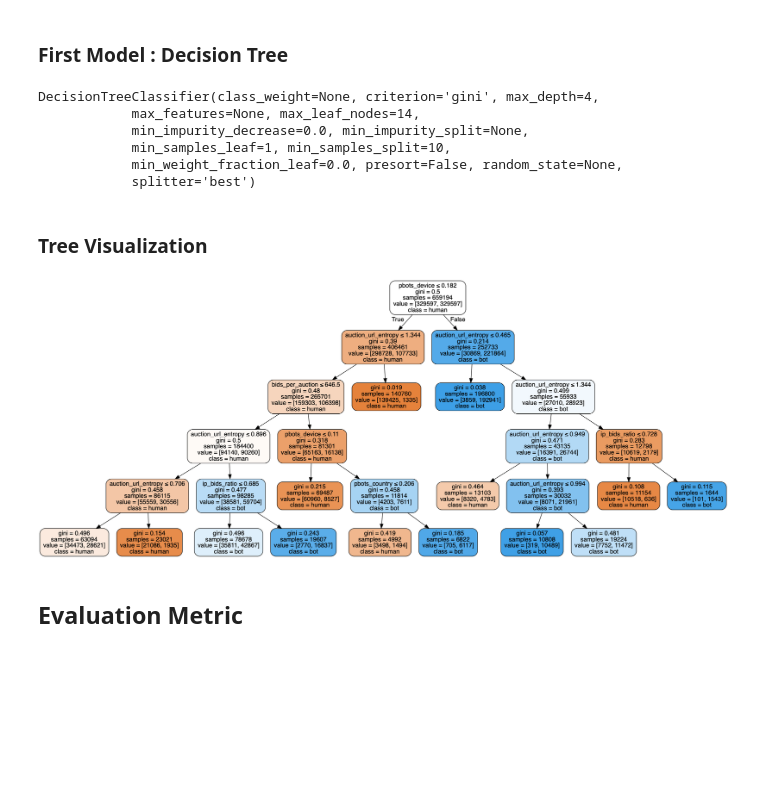
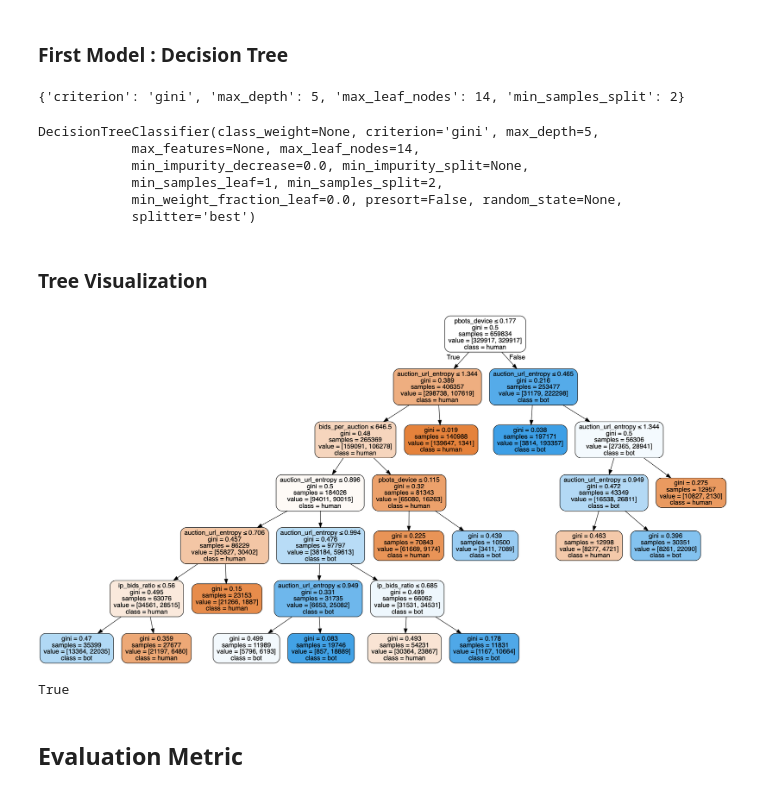
Before and after one commit to crystalxs/Human-or-Robot, a Jupyter notebook: final_project_checkin.ipynb, the cells around one changed output. Saved outputs shown, nothing was run; the diff lists cells and outputs as text; code cells hidden in the pictures; blank space fills up the shorter version.

```diff
--- a/final_project_checkin.ipynb
+++ b/final_project_checkin.ipynb
@@ -276,20 +279,37 @@ X_test = bid_test.iloc[:,-5:]
 ### First Model : Decision Tree
 # %%
 from sklearn import tree
+# %%
+from sklearn.model_selection import GridSearchCV
+clf = tree.DecisionTreeClassifier()
+param_grid = {
+    'criterion': ['gini', 'entropy'],
+    'max_depth' : range(3,6),
+    'max_leaf_nodes':range(10,15),
+    'min_samples_split':range(2,6)
+}
+
+clf_cv = GridSearchCV(estimator=clf,
+                      param_grid=param_grid,
+                      cv=5)
+clf_cv.fit(X_train, y_train)
+print(clf_cv.best_params_)
+# %% [output]
+{'criterion': 'gini', 'max_depth': 5, 'max_leaf_nodes': 14, 'min_samples_split': 2}
 # %%
 # fit the model
 # Decision Tree
 kwargs_regularize = dict(criterion='gini',
-                         max_depth = 4,
+                         max_depth = 5,
                          max_leaf_nodes=14,
-                         min_samples_split=10)
+                         min_samples_split=2)
 clf = tree.DecisionTreeClassifier(**kwargs_regularize)
 clf.fit(X_train,y_train)
 # %% [output]
-DecisionTreeClassifier(class_weight=None, criterion='gini', max_depth=4,
+DecisionTreeClassifier(class_weight=None, criterion='gini', max_depth=5,
             max_features=None, max_leaf_nodes=14,
             min_impurity_decrease=0.0, min_impurity_split=None,
-            min_samples_leaf=1, min_samples_split=10,
+            min_samples_leaf=1, min_samples_split=2,
             min_weight_fraction_leaf=0.0, presort=False, random_state=None,
             splitter='best')
 # %% [markdown]
@@ -301,15 +321,19 @@ from sklearn.tree import export_graphviz
 import pydotplus
 # %%
 dot_data = StringIO()
-tree.export_graphviz(clf, out_file=dot_data,
+export_graphviz(clf, out_file=dot_data,
                          filled=True, rounded=True,
                      feature_names=X.columns.values,
                      class_names = ['human','bot'],
                          special_characters=True)
 graph = pydotplus.graph_from_dot_data(dot_data.getvalue())
 Image(graph.create_png())
 # %% [output]
-[figure, old version]
+[figure, new version]
+# %%
+graph.write_png("tree.png")
+# %% [output]
+True
 # %% [markdown]
 Evaluation Metric
 ----
```
Also changed, not shown: parts of 33 cells of this notebook, 5 other files.
